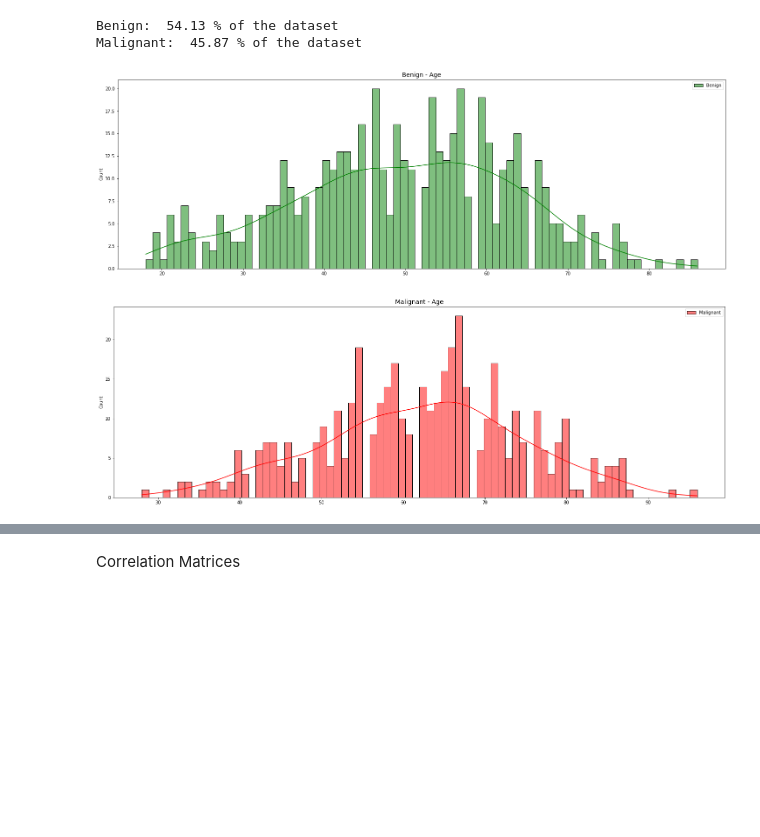
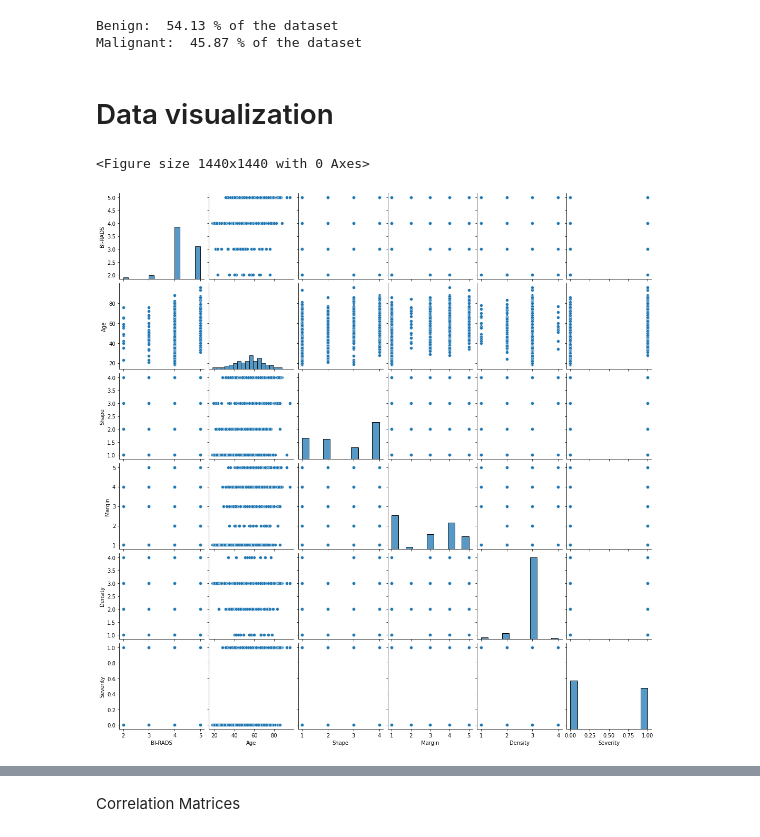
Before and after one commit to TheScorpoi/faa-mammographic, a Jupyter notebook: src/main.ipynb, the cells around one changed output, grey strips where cells are left out. Saved outputs shown, nothing was run; the diff lists cells and outputs as text; code cells hidden in the pictures; blank space fills up the shorter version.

```diff
--- a/src/main.ipynb
+++ b/src/main.ipynb
@@ -73,29 +75,12 @@ print('Malignant: ', round(data['Severity'].value_counts()[1]/len(data) * 100,2)
 [figure]
 Benign:  54.13 % of the dataset
 Malignant:  45.87 % of the dataset
-# %%
-age_benign = data.Age[data.Severity == 0].values
-
-bins = int(data['Age'].max()) - int(data['Age'].min())
-
-plt.figure(figsize=(25,8))
-
-sns.histplot(age_benign, bins=bins, kde=True, color='green', label='Benign')
-plt.title('Benign - Age', fontsize=14)
-plt.legend()
-plt.show()
-# %% [output]
-[figure, removed]
-# %%
-age_malign = data.Age[data.Severity == 1].values
-
-bins = int(data['Age'].max()) - int(data['Age'].min())
-
-plt.figure(figsize=(25,8))
-
-sns.histplot(age_malign, bins=bins, kde=True, color='red', label='Malignant')
-plt.title('Malignant - Age', fontsize=14)
-plt.legend()
-plt.show()
-# %% [output]
-[figure, removed]
+# %% [markdown]
+# Data visualization
+# %%
+plt.figure(figsize=(20,20))
+sns.pairplot(data)
+plt.show()
+# %% [output]
+<Figure size 1440x1440 with 0 Axes>
+[figure, added]
```
Also changed, not shown: parts of 23 cells of this notebook.
